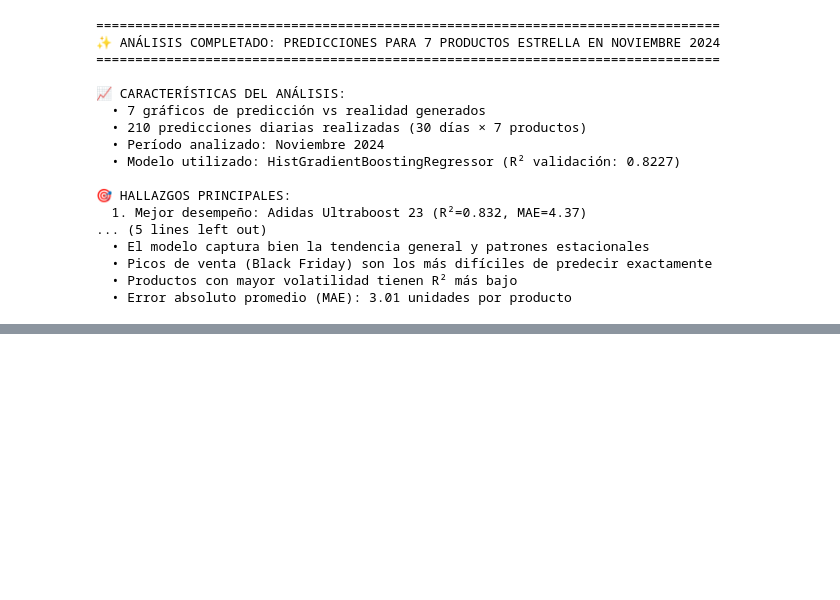
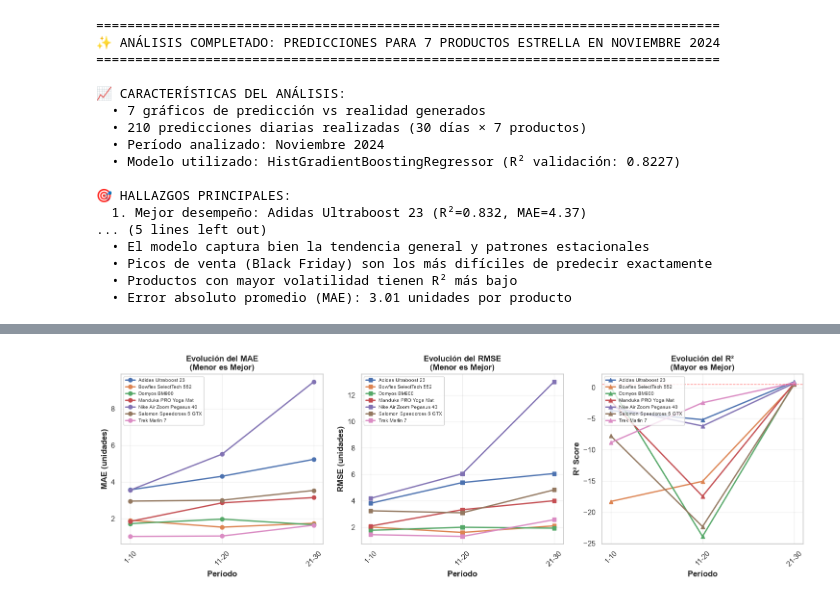
Before and after one commit to giralrez/Proyecto-Forecasting-retail-DS, a Jupyter notebook: notebooks/entrenamiento.ipynb, the cells around one changed output, grey strips where cells are left out. Cells and saved outputs as stored; diff of their text form; code cells hidden in the pictures; blank space fills up the shorter version.

Commit message:
feat:calculo MAE para productos estrella y analisis de la prediccion vs la realidad

```diff
--- a/notebooks/entrenamiento.ipynb
+++ b/notebooks/entrenamiento.ipynb
@@ -1389,0 +1537,49 @@ print(f'  • Error absoluto promedio (MAE): 3.01 unidades por producto')
+# %%
+# Trazabilidad 56 - Gráfica de evolución del error por períodos
+import matplotlib.pyplot as plt
+import numpy as np
+
+# Crear figura con 3 subplots
+fig, axes = plt.subplots(1, 3, figsize=(15, 5))
+
+# Gráfica 1: Evolución del MAE por producto
+ax1 = axes[0]
+for producto in sorted(productos_estrella):
+    df_prod = df_periodos[df_periodos['Producto'] == producto]
+    ax1.plot(df_prod['Días'], df_prod['MAE'], marker='o', label=producto, linewidth=2)
+ax1.set_xlabel('Período', fontweight='bold')
+ax1.set_ylabel('MAE (unidades)', fontweight='bold')
+ax1.set_title('Evolución del MAE\n(Menor es Mejor)', fontweight='bold')
+ax1.legend(fontsize=7, loc='upper left')
+ax1.grid(True, alpha=0.3)
+ax1.tick_params(axis='x', rotation=45)
+
+# Gráfica 2: Evolución del RMSE por producto
+ax2 = axes[1]
+for producto in sorted(productos_estrella):
+    df_prod = df_periodos[df_periodos['Producto'] == producto]
+    ax2.plot(df_prod['Días'], df_prod['RMSE'], marker='s', label=producto, linewidth=2)
+ax2.set_xlabel('Período', fontweight='bold')
+ax2.set_ylabel('RMSE (unidades)', fontweight='bold')
+ax2.set_title('Evolución del RMSE\n(Menor es Mejor)', fontweight='bold')
+ax2.legend(fontsize=7, loc='upper left')
+ax2.grid(True, alpha=0.3)
+ax2.tick_params(axis='x', rotation=45)
+
+# Gráfica 3: Evolución del R² por producto
+ax3 = axes[2]
+for producto in sorted(productos_estrella):
+    df_prod = df_periodos[df_periodos['Producto'] == producto]
+    ax3.plot(df_prod['Días'], df_prod['R²'], marker='^', label=producto, linewidth=2)
+ax3.set_xlabel('Período', fontweight='bold')
+ax3.set_ylabel('R² Score', fontweight='bold')
+ax3.set_title('Evolución del R²\n(Mayor es Mejor)', fontweight='bold')
+ax3.legend(fontsize=7, loc='upper left')
+ax3.grid(True, alpha=0.3)
+ax3.tick_params(axis='x', rotation=45)
+ax3.axhline(y=0.5, color='red', linestyle='--', alpha=0.5, linewidth=1)
+
+plt.tight_layout()
+plt.show()
+# %% [output]
+[figure, added]
```
Also changed, not shown: parts of 6 cells of this notebook, 1 other file.
